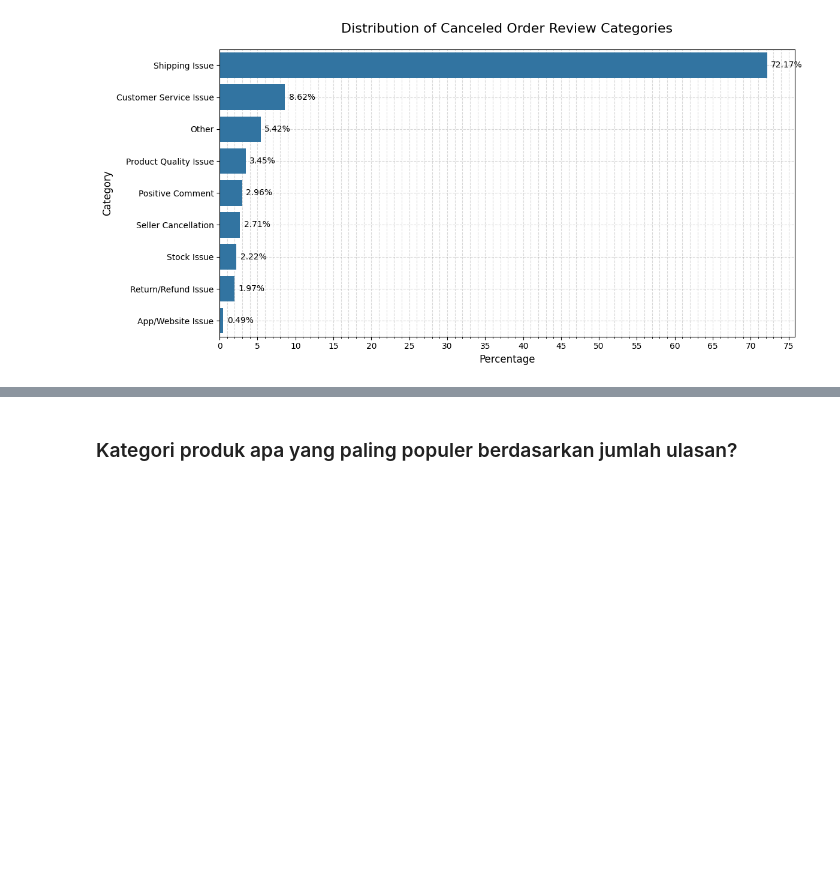
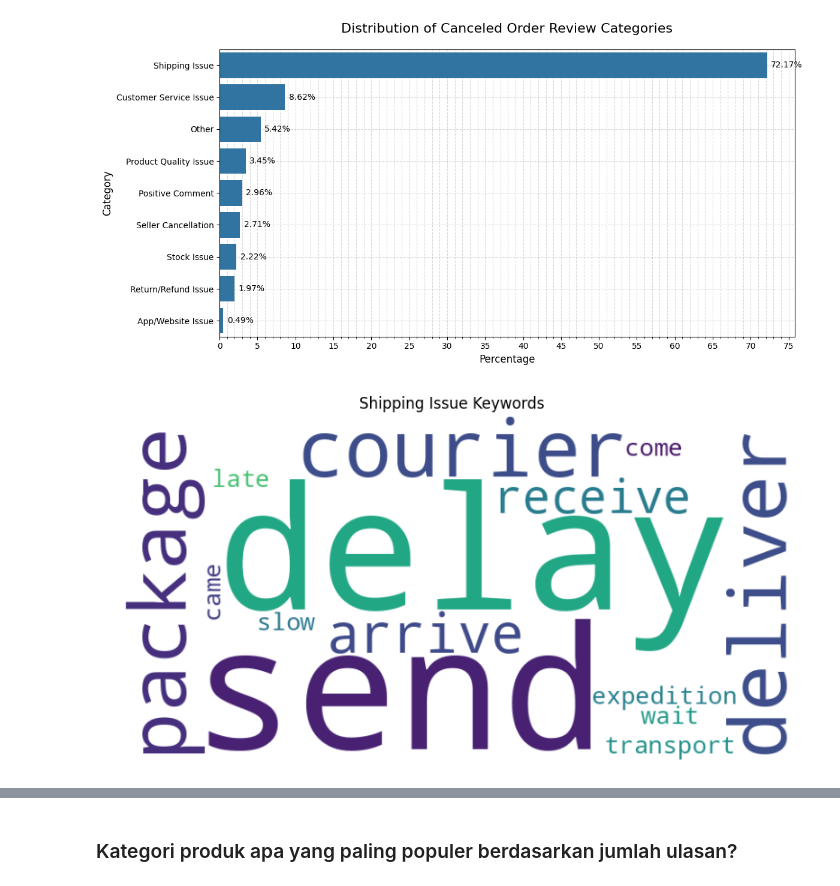
Before and after one commit to fxrdhan/Data-Analysis-Project, a Jupyter notebook: notebook.ipynb, the cells around one changed output, grey strips where cells are left out. Saved outputs shown, nothing was run; the diff lists cells and outputs as text; code cells hidden in the pictures; blank space fills up the shorter version.

```diff
--- a/notebook.ipynb
+++ b/notebook.ipynb
@@ -2142,6 +2174,42 @@ plt.tight_layout()
 plt.show()
 # %% [output]
 [figure]
+# %%
+def create_wordcloud(text, title):
+    wordcloud = WordCloud(width=800, height=400, background_color="white").generate(
+        text
+    )
+
+    plt.figure(figsize=(10, 5))
+    plt.imshow(wordcloud, interpolation="bilinear")
+    plt.axis("off")
+    plt.title(title)
+    plt.show()
+
+
+shipping_keywords = " ".join(
+    [
+        # "ship",
+        "delay",
+        "send",
+        "courier",
+        "package",
+        "deliver",
+        "arrive",
+        "receive",
+        "expedition",
+        "transport",
+        "wait",
+        "late",
+        "come",
+        "came",
+        "slow",
+    ]
+)
+
+create_wordcloud(shipping_keywords, "Shipping Issue Keywords")
+# %% [output]
+[figure, added]
 # %% [markdown]
 **Insight:**
 
```
Also changed, not shown: parts of 35 cells of this notebook.
